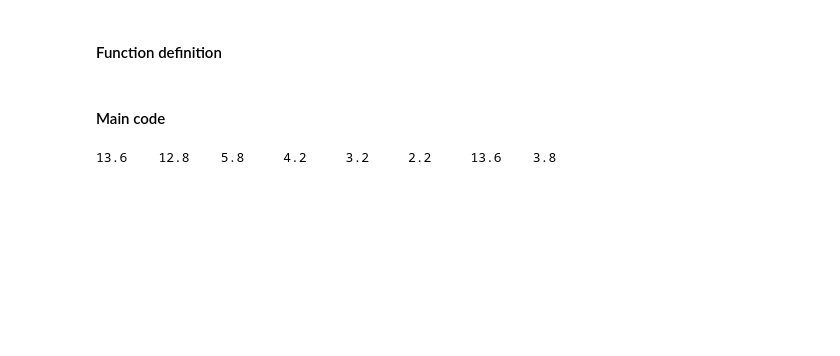
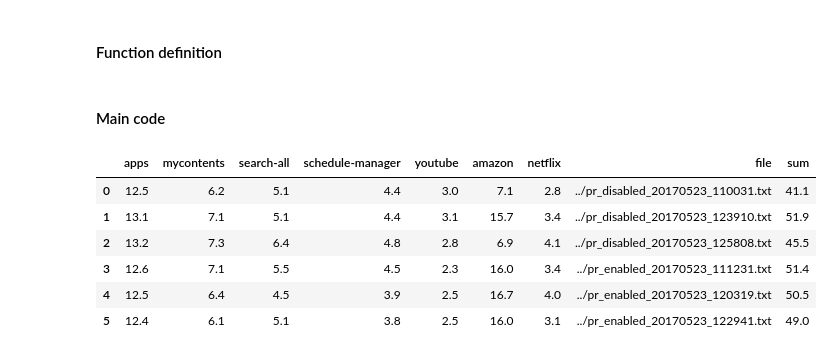
Before and after one commit to rambar/PreReclaim, a Jupyter notebook: python/chart_render.ipynb, the cells around one changed output. Drawn from its saved outputs; the diff is of its cells as text; code cells hidden in the pictures; blank space fills up the shorter version.

```diff
--- a/python/chart_render.ipynb
+++ b/python/chart_render.ipynb
@@ -100,6 +142,22 @@ def compare(filename1, filename2, select):
 # %% [markdown]
 #### Main code
-# %%
-launching_time("log/test12.txt")
-# %% [output]
-13.6    12.8    5.8     4.2     3.2     2.2     13.6    3.8
+# %%
+files = ["../pr_disabled_20170523_110031.txt",
+         "../pr_disabled_20170523_123910.txt",
+         "../pr_disabled_20170523_125808.txt",
+         "../pr_enabled_20170523_111231.txt",
+         "../pr_enabled_20170523_120319.txt",
+         "../pr_enabled_20170523_122941.txt"]
+cols = ['browser', 'apps', 'mycontents' , 'search-all', 'schedule-manager', 'youtube', 'amazon', 'netflix']
+df = show_result(files, cols)
+df.drop(['browser', 'sum'], axis=1, inplace=True)
+df['sum'] = df.sum(axis=1)
+df
+# %% [output]
+|  | apps | mycontents | search-all | schedule-manager | youtube | amazon | netflix | file | sum |
+| 0 | 12.5 | 6.2 | 5.1 | 4.4 | 3.0 | 7.1 | 2.8 | ../pr_disabled_20170523_110031.txt | 41.1 |
+| 1 | 13.1 | 7.1 | 5.1 | 4.4 | 3.1 | 15.7 | 3.4 | ../pr_disabled_20170523_123910.txt | 51.9 |
+| 2 | 13.2 | 7.3 | 6.4 | 4.8 | 2.8 | 6.9 | 4.1 | ../pr_disabled_20170523_125808.txt | 45.5 |
+| 3 | 12.6 | 7.1 | 5.5 | 4.5 | 2.3 | 16.0 | 3.4 | ../pr_enabled_20170523_111231.txt | 51.4 |
+| 4 | 12.5 | 6.4 | 4.5 | 3.9 | 2.5 | 16.7 | 4.0 | ../pr_enabled_20170523_120319.txt | 50.5 |
+| 5 | 12.4 | 6.1 | 5.1 | 3.8 | 2.5 | 16.0 | 3.1 | ../pr_enabled_20170523_122941.txt | 49.0 |
```
Also changed, not shown: parts of 15 cells of this notebook, 2 other files.
